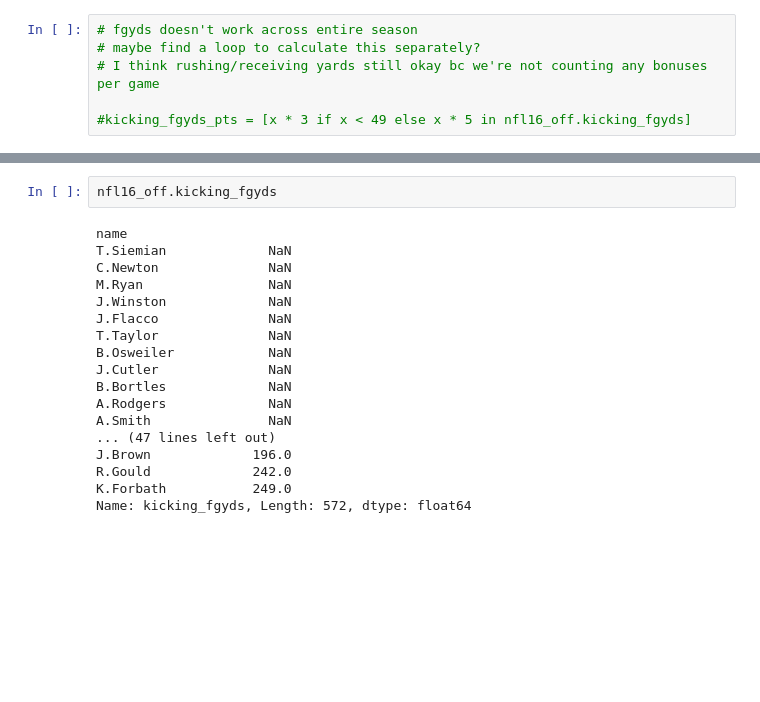
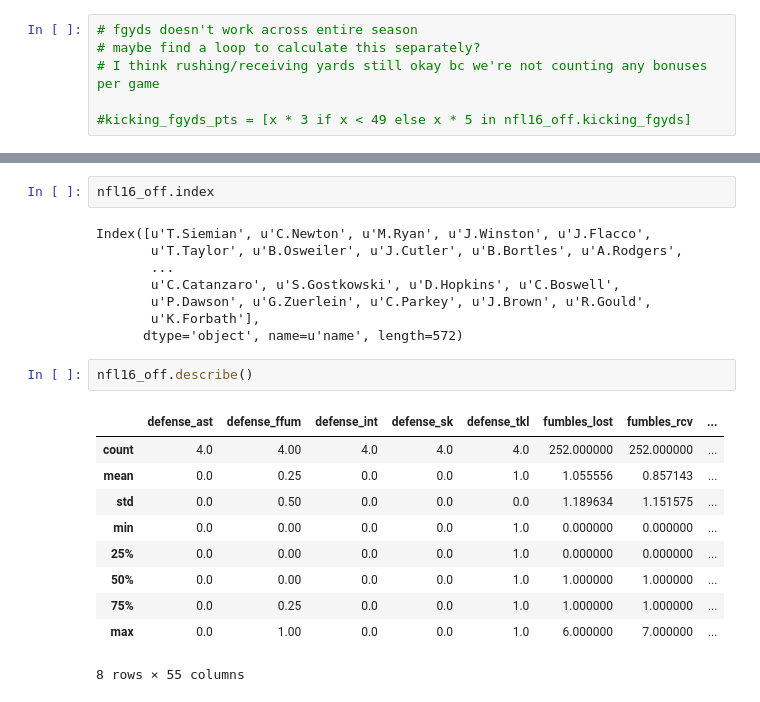
Before and after one commit to wendybo/GA_Class_Project, a Jupyter notebook: project.ipynb, the cells around one changed output, grey strips where cells are left out. Cells and saved outputs as stored; diff of their text form; blank space fills up the shorter version.

```diff
--- a/project.ipynb
+++ b/project.ipynb
@@ -170,20 +208,23 @@ kicking_fgyds_pts
 # %%
-nfl16_off.kicking_fgyds
+nfl16_off.index
 # %% [output]
-name
-T.Siemian             NaN
-C.Newton              NaN
-M.Ryan                NaN
-J.Winston             NaN
-J.Flacco              NaN
-T.Taylor              NaN
-B.Osweiler            NaN
-J.Cutler              NaN
-B.Bortles             NaN
-A.Rodgers             NaN
-A.Smith               NaN
-... (47 lines left out)
-J.Brown             196.0
-R.Gould             242.0
-K.Forbath           249.0
-Name: kicking_fgyds, Length: 572, dtype: float64
+Index([u'T.Siemian', u'C.Newton', u'M.Ryan', u'J.Winston', u'J.Flacco',
+       u'T.Taylor', u'B.Osweiler', u'J.Cutler', u'B.Bortles', u'A.Rodgers',
+       ...
+       u'C.Catanzaro', u'S.Gostkowski', u'D.Hopkins', u'C.Boswell',
+       u'P.Dawson', u'G.Zuerlein', u'C.Parkey', u'J.Brown', u'R.Gould',
+       u'K.Forbath'],
+      dtype='object', name=u'name', length=572)
+# %%
+nfl16_off.describe()
+# %% [output]
+|  | defense_ast | defense_ffum | defense_int | defense_sk | defense_tkl | fumbles_lost | fumbles_rcv | ... |
+| count | 4.0 | 4.00 | 4.0 | 4.0 | 4.0 | 252.000000 | 252.000000 | ... |
+| mean | 0.0 | 0.25 | 0.0 | 0.0 | 1.0 | 1.055556 | 0.857143 | ... |
+| std | 0.0 | 0.50 | 0.0 | 0.0 | 0.0 | 1.189634 | 1.151575 | ... |
+| min | 0.0 | 0.00 | 0.0 | 0.0 | 1.0 | 0.000000 | 0.000000 | ... |
+| 25% | 0.0 | 0.00 | 0.0 | 0.0 | 1.0 | 0.000000 | 0.000000 | ... |
+| 50% | 0.0 | 0.00 | 0.0 | 0.0 | 1.0 | 1.000000 | 1.000000 | ... |
+| 75% | 0.0 | 0.25 | 0.0 | 0.0 | 1.0 | 1.000000 | 1.000000 | ... |
+| max | 0.0 | 1.00 | 0.0 | 0.0 | 1.0 | 6.000000 | 7.000000 | ... |
+8 rows × 55 columns
```
Also changed, not shown: parts of 33 cells of this notebook, 1 other file.
